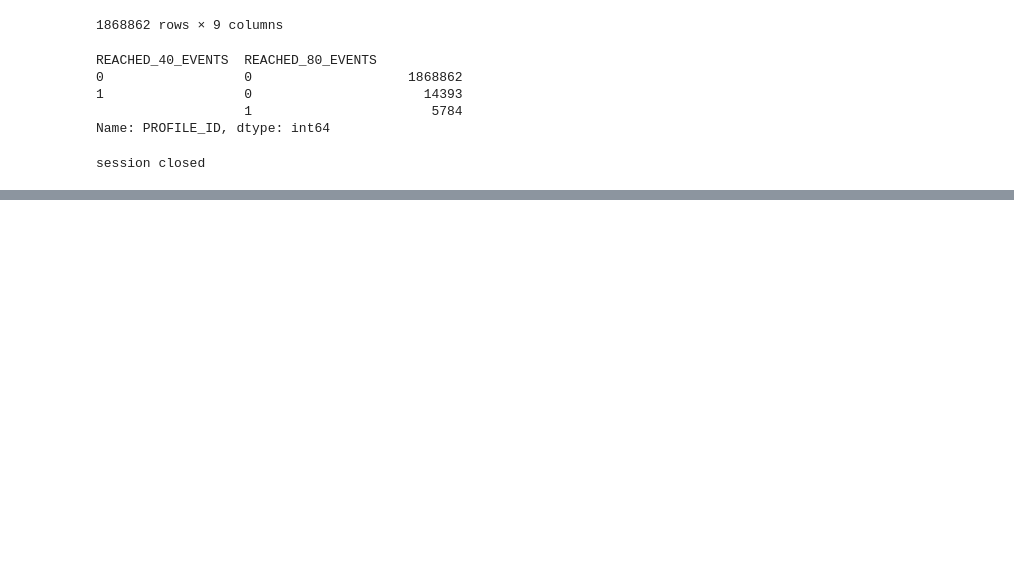
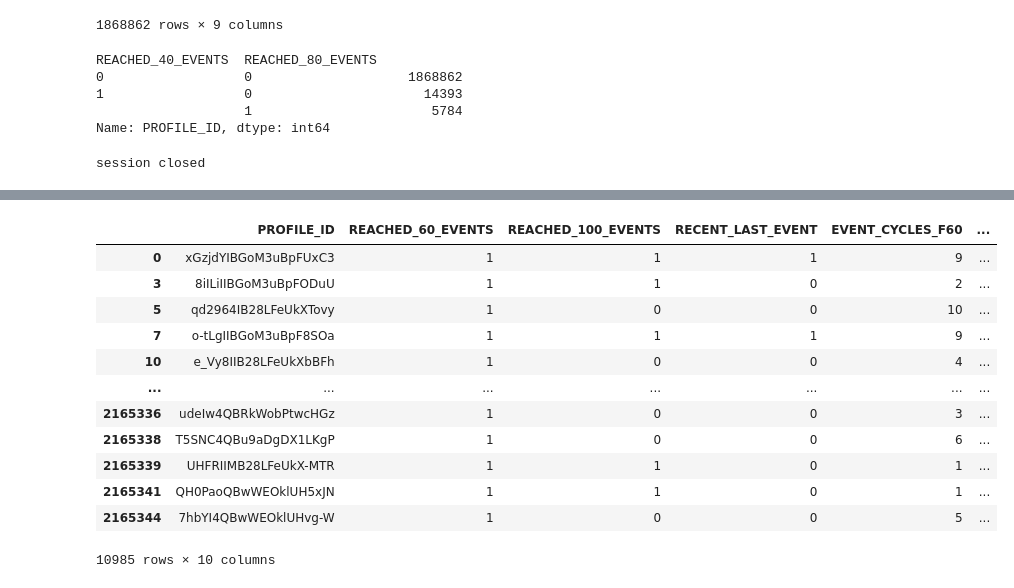
Before and after one commit to Data-ScienceHub/ETM, a Jupyter notebook: Code/eda/eda_features.ipynb, the cells around one changed output, grey strips where cells are left out. Saved outputs shown, nothing was run; the diff lists cells and outputs as text; code cells hidden in the pictures; blank space fills up the shorter version.

```diff
--- a/Code/eda/eda_features.ipynb
+++ b/Code/eda/eda_features.ipynb
@@ -468,0 +767,20 @@ session closed
+# %%
+reached_60 = new_features_df_3[new_features_df_3['REACHED_60_EVENTS'] == 1]
+reached_60_100 = reached_60[~((reached_60['REACHED_100_EVENTS'] == 0) & (reached_60['RECENT_LAST_EVENT'] == 1))]
+reached_60_100.to_csv('reached_60_100.csv', index=0)
+# %%
+reached_60_100
+# %% [output]
+|  | PROFILE_ID | REACHED_60_EVENTS | REACHED_100_EVENTS | RECENT_LAST_EVENT | EVENT_CYCLES_F60 | ... |
+| 0 | xGzjdYIBGoM3uBpFUxC3 | 1 | 1 | 1 | 9 | ... |
+| 3 | 8iILiIIBGoM3uBpFODuU | 1 | 1 | 0 | 2 | ... |
+| 5 | qd2964IB28LFeUkXTovy | 1 | 0 | 0 | 10 | ... |
+| 7 | o-tLgIIBGoM3uBpF8SOa | 1 | 1 | 1 | 9 | ... |
+| 10 | e_Vy8IIB28LFeUkXbBFh | 1 | 0 | 0 | 4 | ... |
+| ... | ... | ... | ... | ... | ... | ... |
+| 2165336 | udeIw4QBRkWobPtwcHGz | 1 | 0 | 0 | 3 | ... |
+| 2165338 | T5SNC4QBu9aDgDX1LKgP | 1 | 0 | 0 | 6 | ... |
+| 2165339 | UHFRIIMB28LFeUkX-MTR | 1 | 1 | 0 | 1 | ... |
+| 2165341 | QH0PaoQBwWEOklUH5xJN | 1 | 1 | 0 | 1 | ... |
+| 2165344 | 7hbYI4QBwWEOklUHvg-W | 1 | 0 | 0 | 5 | ... |
+10985 rows × 10 columns
```
Also changed, not shown: parts of 6 cells of this notebook.
